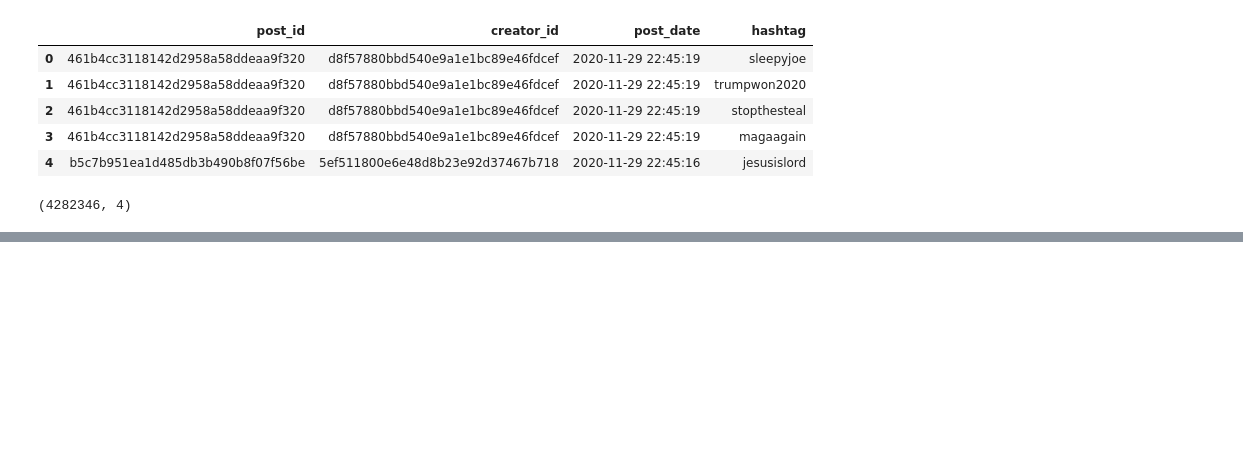
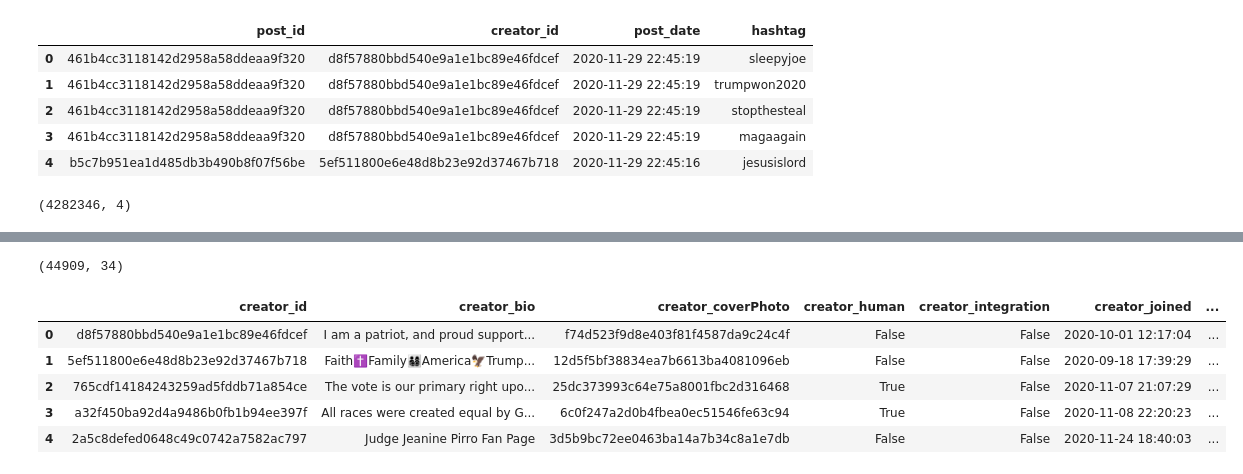
Before and after one commit to sipka/AltRight, a Jupyter notebook: extract_transform_load.ipynb, the cells around one changed output, grey strips where cells are left out. Drawn from its saved outputs; the diff is of its cells as text; code cells hidden in the pictures; blank space fills up the shorter version.

```diff
--- a/extract_transform_load.ipynb
+++ b/extract_transform_load.ipynb
@@ -372,0 +407,27 @@ hashtag_data.to_csv('data/hashtag_data.csv', index =  False)
+# %%
+# get number of posts that are echos
+data['echo_numeric'] = np.where(data['depth'] == 0, 0, 1)
+no_echos = data.groupby('creator_id')[['echo_numeric']].agg('sum').reset_index()
+user_posts_table = user_posts_table.merge(no_echos, left_on='creator_id', right_on = 'creator_id')
+# %%
+# rename columns
+user_posts_table.columns = ['creator_id', 'nr_hashtags', 'nr_mentions', 'nr_links', 'mean_comments',
+       'mean_impressions', 'mean_reposts', 'mean_upvotes', 'nr_posts', 'nr_echos']
+# %%
+# calculate echo to post ration
+user_posts_table['echo_ratio'] = user_posts_table['nr_echos'] / user_posts_table['nr_posts']
+# %%
+users = users.merge(user_posts_table, left_on='creator_id', right_on = 'creator_id')
+# %%
+users.shape
+# %% [output]
+(44909, 34)
+# %%
+users.head()
+# %% [output]
+|  | creator_id | creator_bio | creator_coverPhoto | creator_human | creator_integration | creator_joined | ... |
+| 0 | d8f57880bbd540e9a1e1bc89e46fdcef | I am a patriot, and proud support... | f74d523f9d8e403f81f4587da9c24c4f | False | False | 2020-10-01 12:17:04 | ... |
+| 1 | 5ef511800e6e48d8b23e92d37467b718 | Faith✝️Family👨‍👩‍👧‍👦America🦅Trump... | 12d5f5bf38834ea7b6613ba4081096eb | False | False | 2020-09-18 17:39:29 | ... |
+| 2 | 765cdf14184243259ad5fddb71a854ce | The vote is our primary right upo... | 25dc373993c64e75a8001fbc2d316468 | True | False | 2020-11-07 21:07:29 | ... |
+| 3 | a32f450ba92d4a9486b0fb1b94ee397f | All races were created equal by G... | 6c0f247a2d0b4fbea0ec51546fe63c94 | True | False | 2020-11-08 22:20:23 | ... |
+| 4 | 2a5c8defed0648c49c0742a7582ac797 | Judge Jeanine Pirro Fan Page | 3d5b9bc72ee0463ba14a7b34c8a1e7db | False | False | 2020-11-24 18:40:03 | ... |
```
Also changed, not shown: parts of 14 cells of this notebook.
